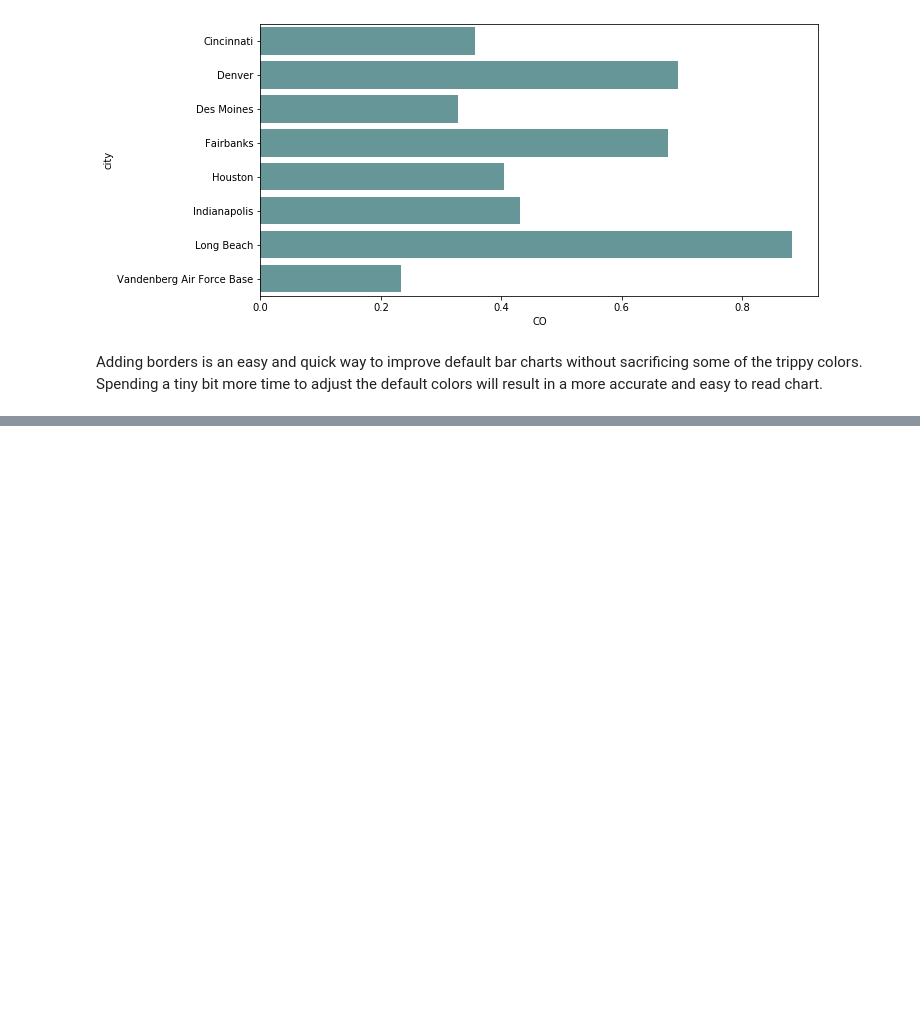
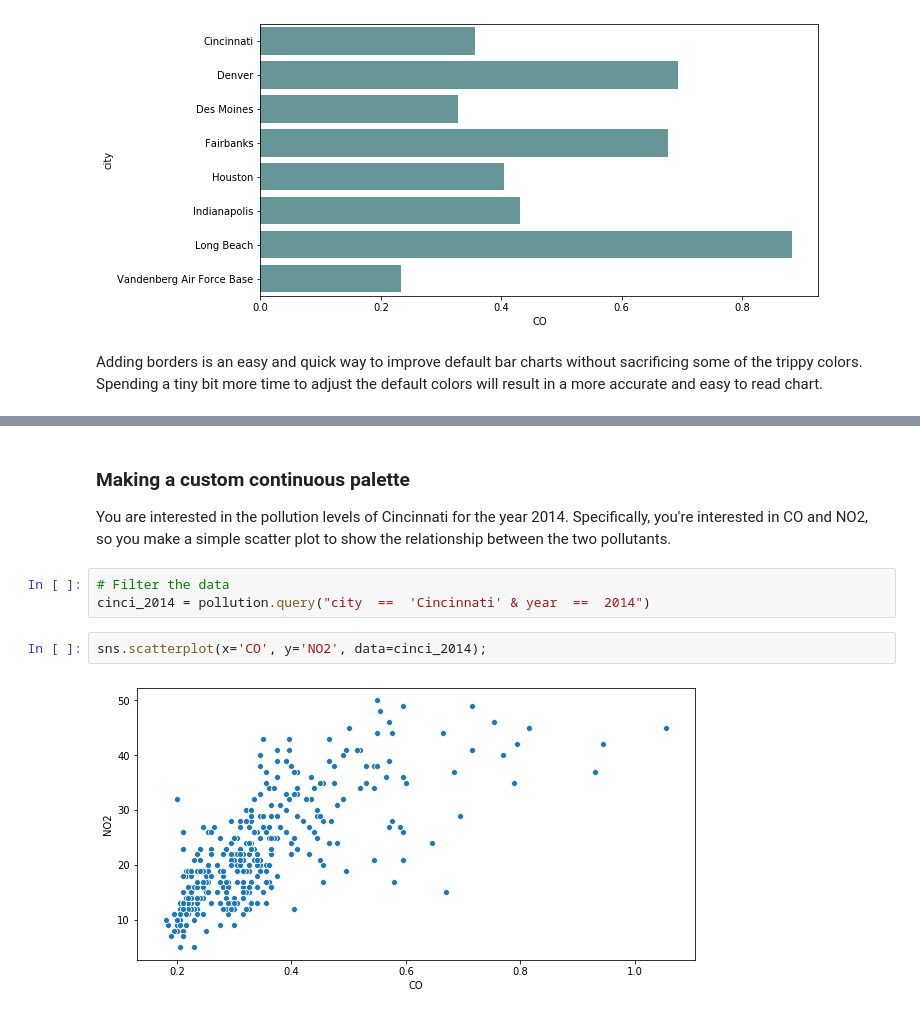
Before and after one commit to goodboychan/datacamp_repo, a Jupyter notebook: Improving.Your Data.Visualizations.in.Python/Using-color-in-your-visualizations.ipynb, the cells around one changed output, grey strips where cells are left out. Saved outputs shown, nothing was run; the diff lists cells and outputs as text; blank space fills up the shorter version.

```diff
--- a/Improving.Your Data.Visualizations.in.Python/Using-color-in-your-visualizations.ipynb
+++ b/Improving.Your Data.Visualizations.in.Python/Using-color-in-your-visualizations.ipynb
@@ -84,0 +95,10 @@ Adding borders is an easy and quick way to improve default bar charts without sa
+# %% [markdown]
+### Making a custom continuous palette
+You are interested in the pollution levels of Cincinnati for the year 2014. Specifically, you're interested in CO and NO2, so you make a simple scatter plot to show the relationship between the two pollutants.
+# %%
+# Filter the data
+cinci_2014 = pollution.query("city  ==  'Cincinnati' & year  ==  2014")
+# %%
+sns.scatterplot(x='CO', y='NO2', data=cinci_2014);
+# %% [output]
+[figure, added]
```
Also changed, not shown: parts of 12 cells of this notebook, 2 other files.
